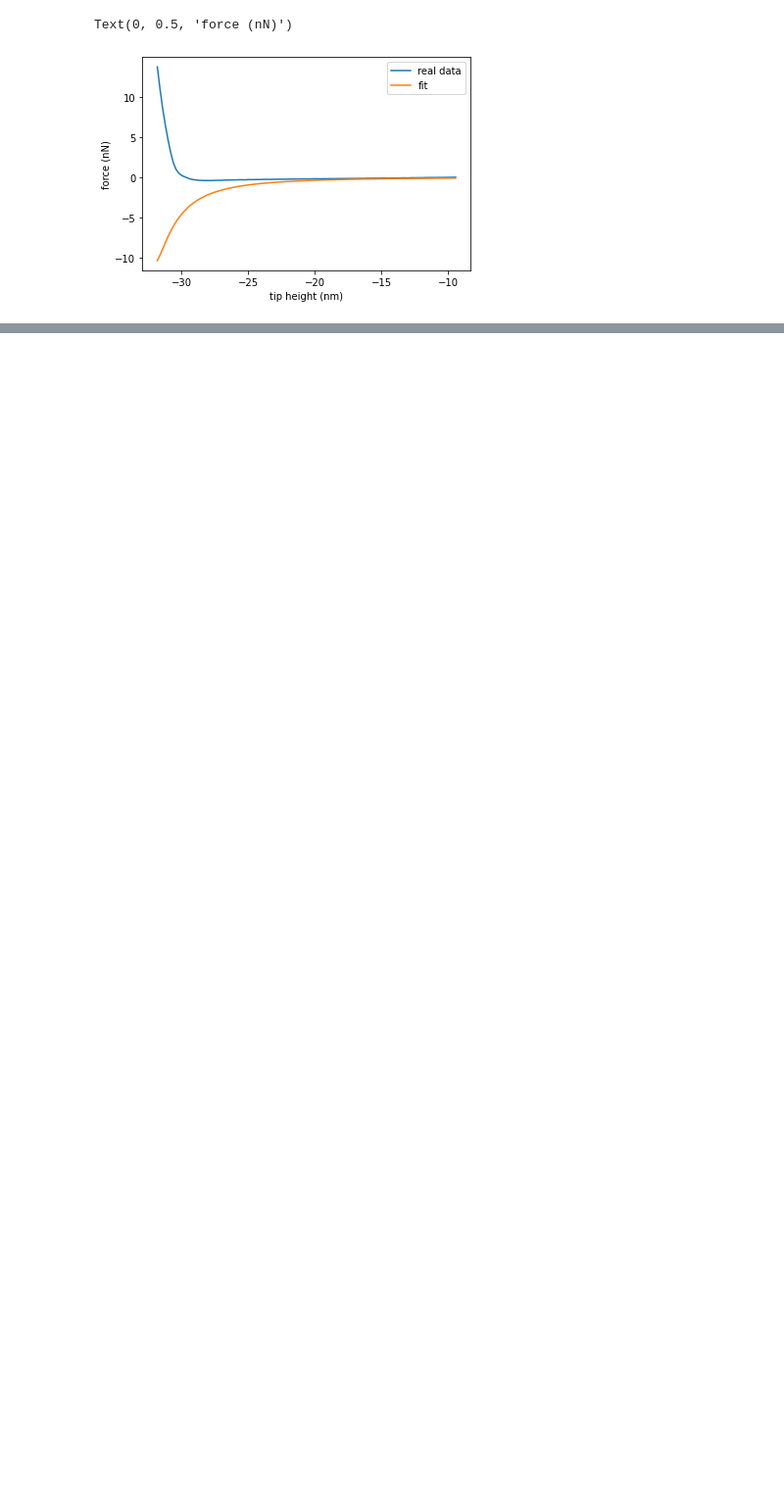
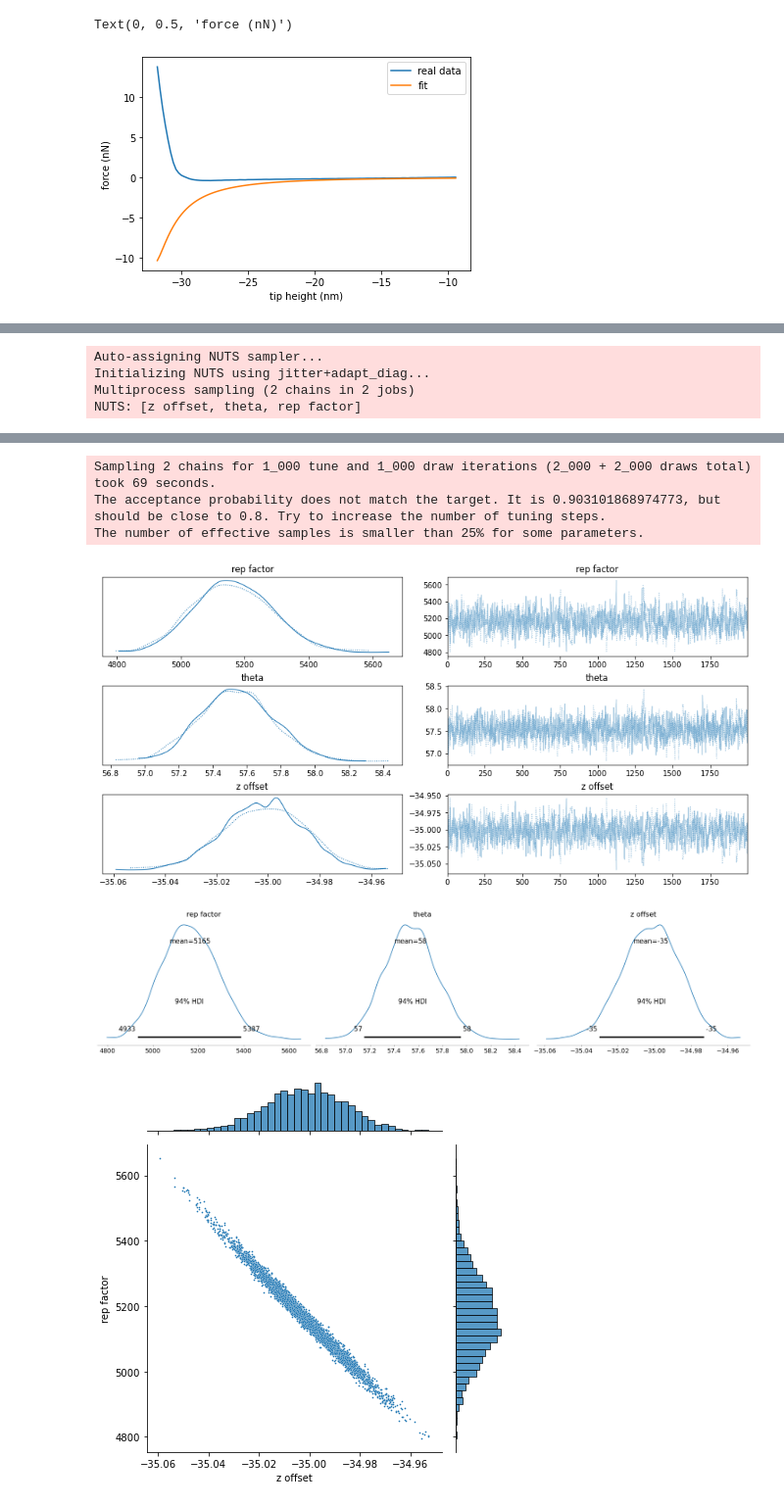
Before and after one commit to phys201/nc_AFM, a Jupyter notebook: documentation.ipynb, the cells around one changed output, grey strips where cells are left out. Shown at 98% size. Cells and saved outputs as stored; diff of their text form; code cells hidden in the pictures; blank space fills up the shorter version.

Commit message:
updated to make the function plotting traces generalized to different vdw models

```diff
--- a/documentation.ipynb
+++ b/documentation.ipynb
@@ -626,0 +601,25 @@ The number of effective samples is smaller than 25% for some parameters.
+# %%
+def plots_all_traces(model_data):
+    if model_data == 'sph':
+        model_data = ml.vdw_sph(z_data, f_data, noise, hamaker, fit_z0 = True)
+
+    elif model_data == 'cone':
+        model_data = ml.vdw_cone(z_data, f_data, noise, hamaker, fit_z0 = True)
+
+    elif model_data == 'sph+cone':
+        model_data = ml.vdw_cone_sph(z_data, f_data, noise, hamaker, fit_z0 = True)
+
+    else:
+        return ValueError('model data type does not correspond to a defined model type. Options: sph, cone, sph+cone')    #sph_model_data = ml.vdw_sph(z_data, f_data, noise, hamaker, fit_z0 = True)
+
+    with model_data:
+        map_estimate = pm.find_MAP(model=model_data)
+        traces =pm.sample(2000, return_inferencedata=True)
+        traces2 = pm.sample(start=pm.find_MAP(), return_inferencedata=True)
+        az.plot_trace(traces)
+        az.plot_posterior(traces)
+        df_trace = traces.posterior.to_dataframe()
+        joint_kde = sns.jointplot(x='z offset', y='rep factor', data=df_trace, kind='scatter', s=3)
+        plt.tight_layout()
+plots_all_traces('cone')
+# %% [output]
@@ -626,0 +636,4 @@ The number of effective samples is smaller than 25% for some parameters.
+Auto-assigning NUTS sampler...
+Initializing NUTS using jitter+adapt_diag...
+Multiprocess sampling (2 chains in 2 jobs)
+NUTS: [z offset, theta, rep factor]
@@ -626,0 +641,6 @@ The number of effective samples is smaller than 25% for some parameters.
+Sampling 2 chains for 1_000 tune and 1_000 draw iterations (2_000 + 2_000 draws total) took 69 seconds.
+The acceptance probability does not match the target. It is 0.903101868974773, but should be close to 0.8. Try to increase the number of tuning steps.
+The number of effective samples is smaller than 25% for some parameters.
+[figure, added]
+[figure, added]
+[figure, added]
```
Also changed, not shown: parts of 8 cells of this notebook.
